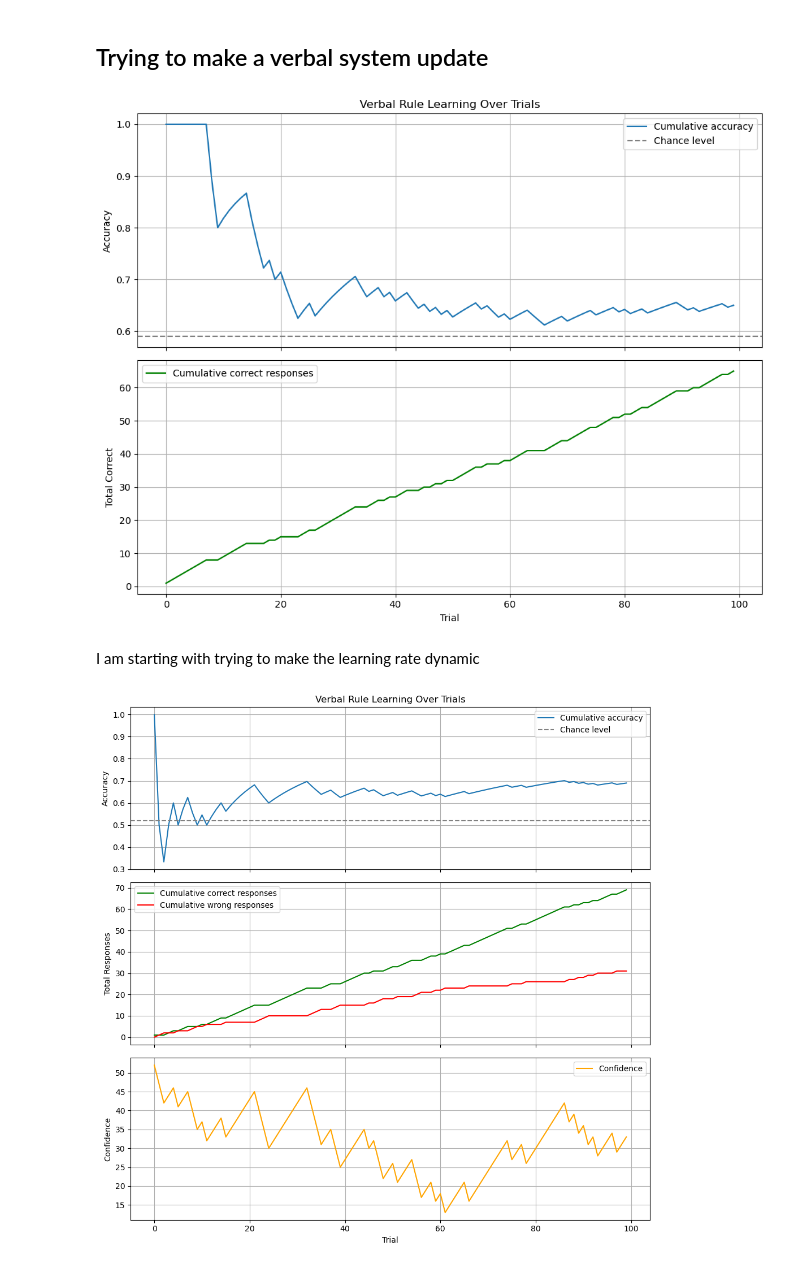
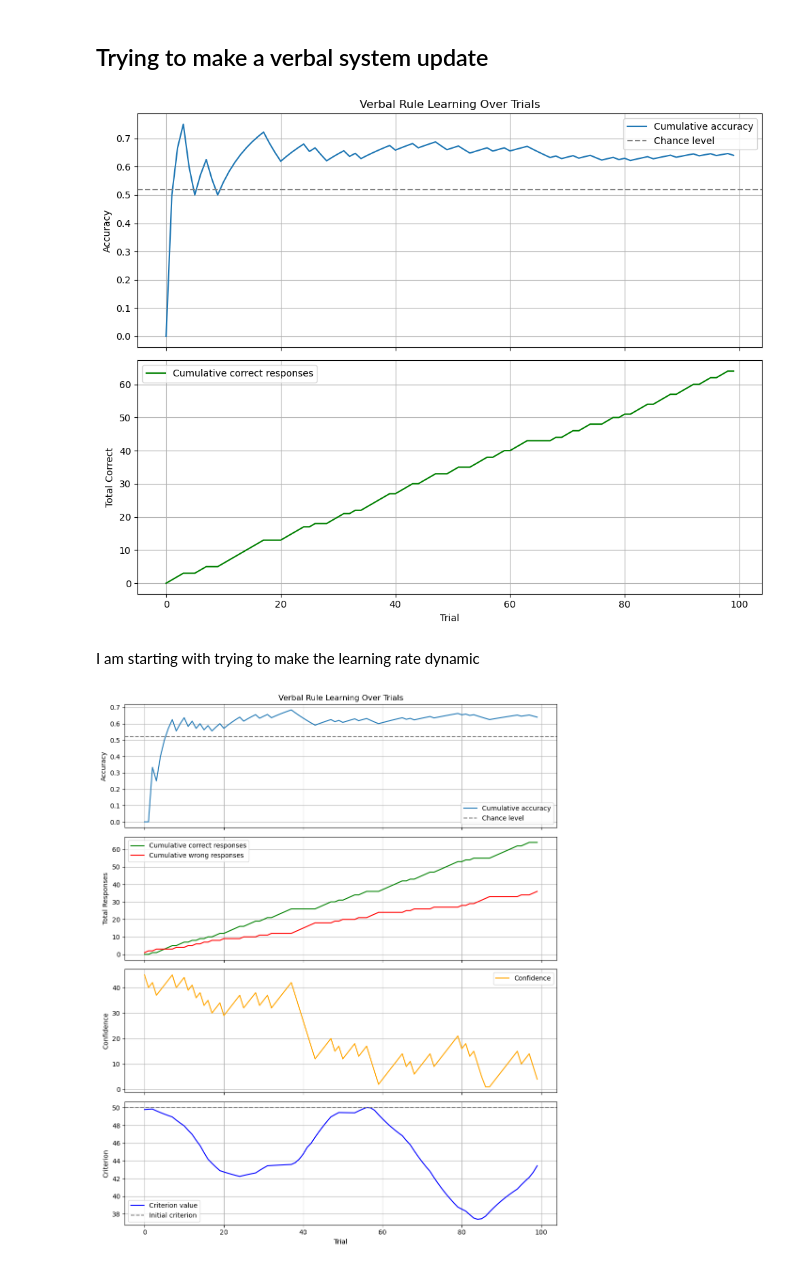
Before and after one commit to JSejrskild/CompNeuro-Exam, a Jupyter notebook: decisionrules/one_dimentional.ipynb, the cells around one changed output. Drawn from its saved outputs; the diff is of its cells as text; code cells hidden in the pictures.

```diff
--- a/decisionrules/one_dimentional.ipynb
+++ b/decisionrules/one_dimentional.ipynb
@@ -23,11 +21,11 @@ Here i make the numpy array by manually making the x,y coordinates through gausi
 # %%
 import numpy as np
 
-# Define dimensions (timepoints, 1 x value per timepoint)
+# Define dimensions (timepoints, 1 x value per timepoint) - this is the number of trials i simulate
 timepoints = 100
 
 # Means and standard deviations for Gaussian distributions
-std_dev = 7
+std_dev = 9
 mean_0x = 40  # For answer = 0
 mean_0y = 50
 mean_1x = 50 # For answer = 1
@@ -77,4 +75,7 @@ Shape of the 4D array: (100, 3)
 # %%
+# Get unique categories and their counts
+unique, counts = np.unique(answer_values, return_counts=True)
+
 # Calculate chance level
 total_count = len(answer_values)
 chance_level = max(counts) / total_count
@@ -405,7 +406,7 @@ axs[1].grid(True)
 plt.tight_layout()
 plt.show()
 # %% [output]
-[figure, old version]
+[figure, new version]
 # %% [markdown]
 I am starting with trying to make the learning rate dynamic
 # %%
@@ -472,37 +473,44 @@ for trial, (x, y, label) in enumerate(shuffled_visual_values):
 # First compute cumulative values
 cumulative_accuracy = np.cumsum(correct) / np.arange(1, len(correct) + 1)
 cumulative_correct = np.cumsum(correct)
 cumulative_wrong = np.cumsum(wrong)  # Cumulative wrong responses
 
-# Create three vertically stacked subplots
-fig, axs = plt.subplots(3, 1, figsize=(10, 10), sharex=True)
+# Create four vertically stacked subplots
+fig, axs = plt.subplots(4, 1, figsize=(10, 12), sharex=True)
 
 # --- First plot: Cumulative Accuracy ---
 axs[0].plot(cumulative_accuracy, label='Cumulative accuracy')
 axs[0].axhline(chance_level, linestyle='--', color='gray', label='Chance level')
 axs[0].set_ylabel('Accuracy')
 axs[0].set_title('Verbal Rule Learning Over Trials')
 axs[0].legend()
 axs[0].grid(True)
 
 # --- Second plot: Cumulative Correct and Wrong ---
 axs[1].plot(cumulative_correct, color='green', label='Cumulative correct responses')
 axs[1].plot(cumulative_wrong, color='red', label='Cumulative wrong responses')
 axs[1].set_ylabel('Total Responses')
 axs[1].legend()
 axs[1].grid(True)
 
 # --- Third plot: Confidence ---
 axs[2].plot(confidences, color='orange', label='Confidence')
-axs[2].set_xlabel('Trial')
 axs[2].set_ylabel('Confidence')
 axs[2].legend()
 axs[2].grid(True)
 
+# --- Fourth plot: Criterion over trials ---
+axs[3].plot(criteria, color='blue', label='Criterion value')
+axs[3].axhline(y=50, color='gray', linestyle='--', label='Initial criterion')
+axs[3].set_xlabel('Trial')
+axs[3].set_ylabel('Criterion')
+axs[3].legend()
+axs[3].grid(True)
+
 plt.tight_layout()
 plt.show()
 # %% [output]
-[figure, old version]
+[figure, new version]
 # %% [markdown]
 Next, I have to :
 - Figure out why fig 6 have "number of correct responses" on the y-axis - read the original paper <-  Is behind a paywall :(
```
Also changed, not shown: parts of 15 cells of this notebook, 2 other files.
